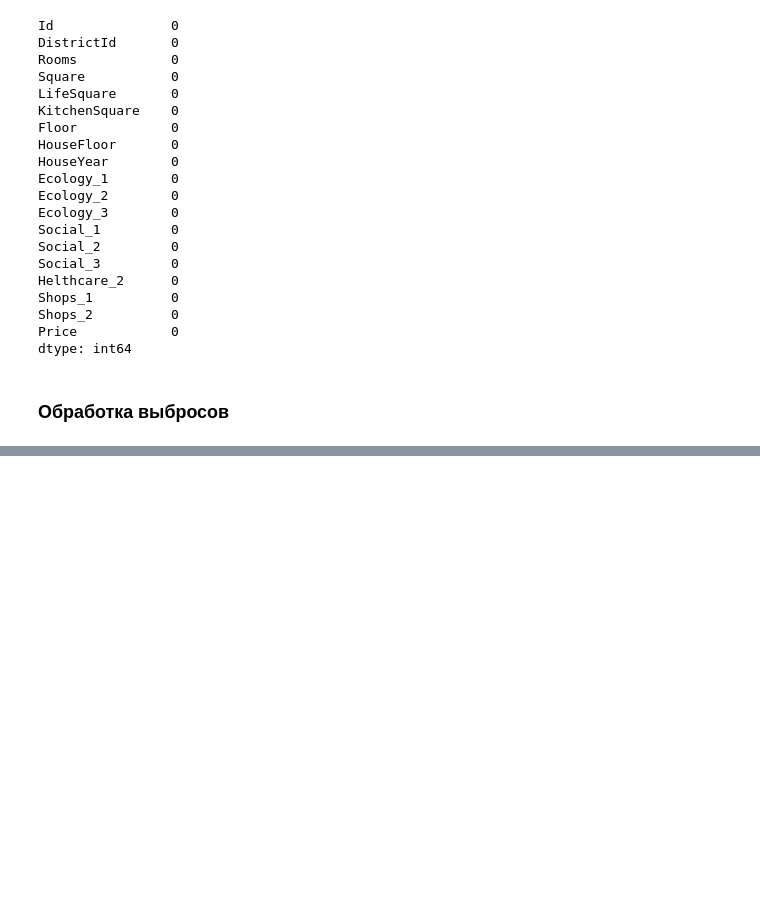
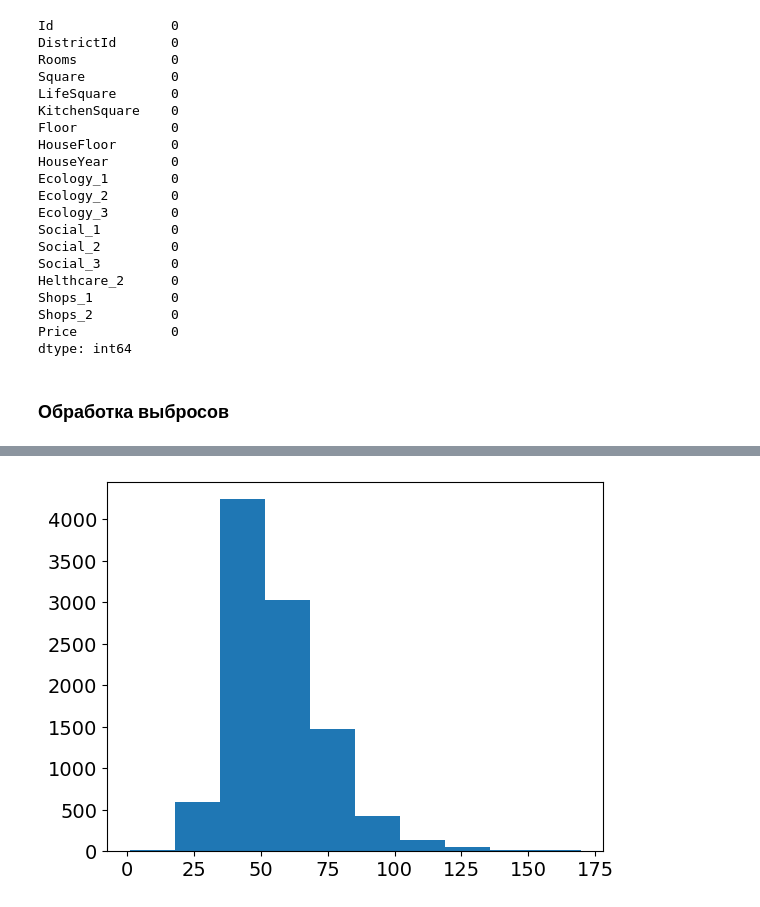
Before and after one commit to KorbovskiyOleg/DataScience, a Jupyter notebook: DataScince/Курсовая работа/Korbovsky_solution.ipynb, the cells around one changed output, grey strips where cells are left out. Cells and saved outputs as stored; diff of their text form; code cells hidden in the pictures; blank space fills up the shorter version.

```diff
--- a/DataScince/Курсовая работа/Korbovsky_solution.ipynb
+++ b/DataScince/Курсовая работа/Korbovsky_solution.ipynb
@@ -291,0 +327,5 @@ dtype: int64
+# %%
+plt.hist(df["Square"], bins=10, ec='white')
+plt.show()
+# %% [output]
+[figure, added]
```
Also changed, not shown: parts of 39 cells of this notebook, 1 other file.
